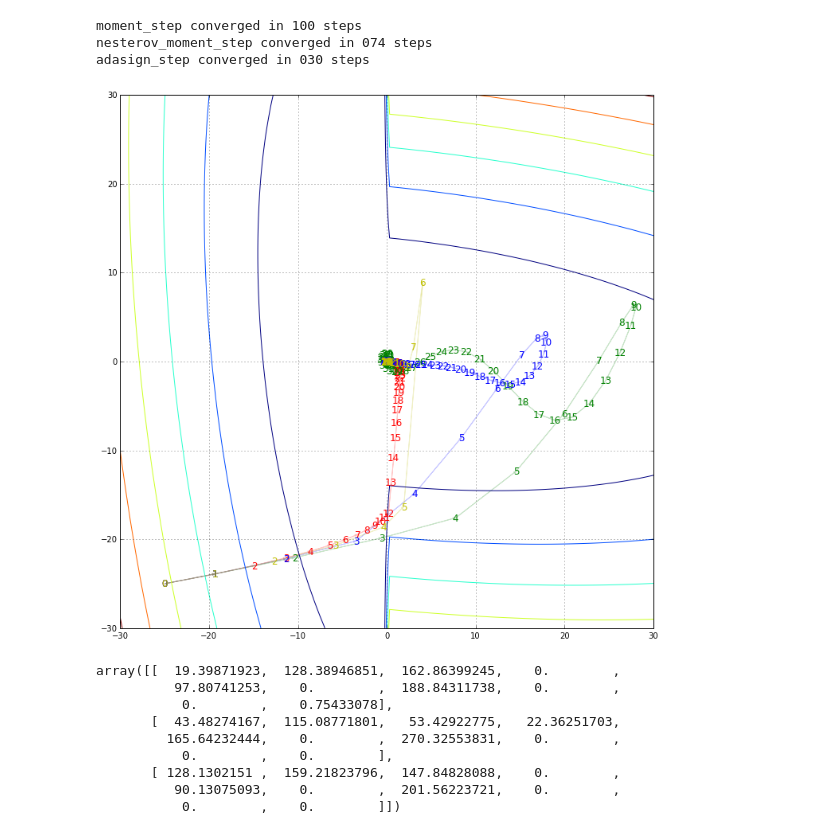
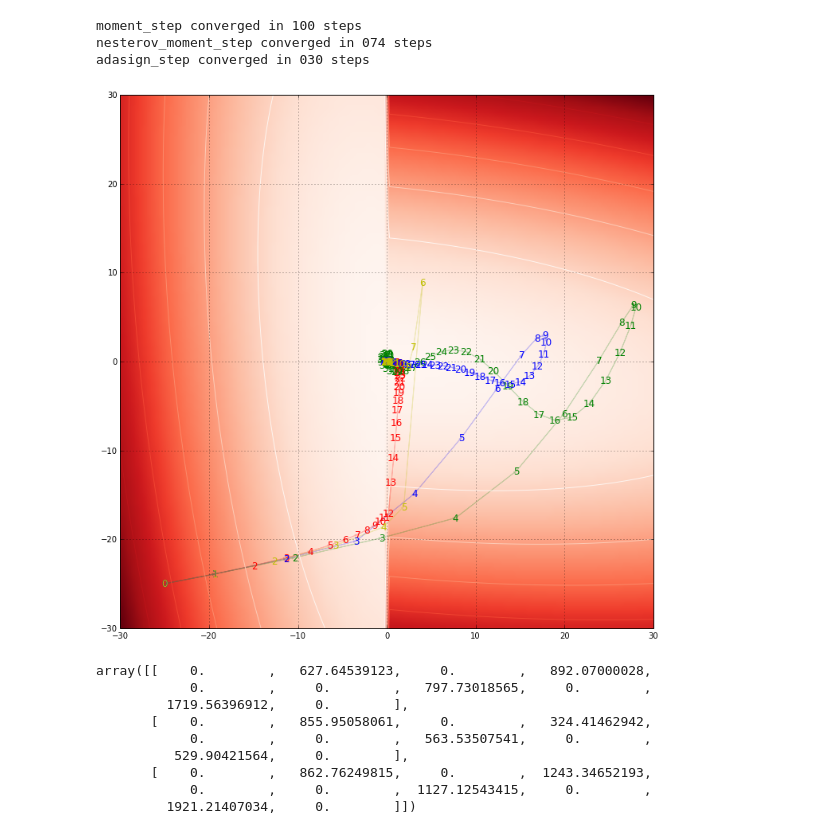
Before and after one commit to ogrisel/notebooks, a Jupyter notebook: Gradient.ipynb, the cells around one changed output. Cells and saved outputs as stored; diff of their text form; code cells hidden in the pictures.

Commit message:
Cleaner plot and print stochasticity of a random init ReLU objective function

```diff
--- a/Gradient.ipynb
+++ b/Gradient.ipynb
@@ -108,28 +108,32 @@ def plot_convergence(x, y, n_iter=10, color='b', step=gradient_step, tol=1e-3, *
 # %%
 x_space = np.linspace(-30, 30, 100)
 y_space = np.linspace(-30, 30, 100)
 
 xx, yy = np.meshgrid(x_space, y_space)
 
 plt.figure(figsize=(12, 12))
 plt.grid()
-plt.contour(x_space, y_space, f(xx, yy))
+
+extent = [min(x_space), max(x_space), min(y_space), max(y_space)]
+objective = f(xx, yy)
+plt.imshow(objective, extent=extent, cmap=plt.cm.Reds, origin='lower')
+plt.contour(objective, extent=extent, cmap=plt.cm.Reds);
 
 n_iter = 100
 step_size = 0.01
 # x0, y0 = np.random.uniform(low=-30, high=30, size=2)
 x0, y0 = -25, -25
 
 
 plot_convergence(x0, y0, n_iter=n_iter, color='r', step=gradient_step, step_size=step_size)
 plot_convergence(x0, y0, n_iter=n_iter, color='g', step=moment_step, step_size=step_size, moment=0.8)
 plot_convergence(x0, y0, n_iter=n_iter, color='b', step=nesterov_moment_step, step_size=step_size, moment=0.8)
 plot_convergence(x0, y0, n_iter=n_iter, color='y', step=adasign_step, step_size=step_size)
 # %% [output]
 moment_step converged in 100 steps
 nesterov_moment_step converged in 074 steps
 adasign_step converged in 030 steps
-[figure, old version]
+[figure, new version]
 # %%
 from sklearn.datasets import load_digits
 from sklearn.utils import shuffle
@@ -144,7 +148,7 @@ Y = LabelBinarizer(neg_label=-1, pos_label=1).fit_transform(y)
 
 class NN(object):
 
-    def __init__(self, n_nodes=(64, 100, 100, 10), batch_size=100, seed=1):
+    def __init__(self, n_nodes=(64, 100, 100, 100, 10), batch_size=100, seed=1):
         rng = np.random.RandomState(seed)
         self.weights = []
         self.intercepts = []
@@ -171,15 +175,15 @@ class NN(object):
 nn = NN(batch_size=3)
 nn.forward(X[:3])
 # %% [output]
-array([[  19.39871923,  128.38946851,  162.86399245,    0.        ,
-          97.80741253,    0.        ,  188.84311738,    0.        ,
-           0.        ,    0.75433078],
-       [  43.48274167,  115.08771801,   53.42922775,   22.36251703,
-         165.64232444,    0.        ,  270.32553831,    0.        ,
-           0.        ,    0.        ],
-       [ 128.1302151 ,  159.21823796,  147.84828088,    0.        ,
-          90.13075093,    0.        ,  201.56223721,    0.        ,
-           0.        ,    0.        ]])
+array([[    0.        ,   627.64539123,     0.        ,   892.07000028,
+            0.        ,     0.        ,   797.73018565,     0.        ,
+         1719.56396912,     0.        ],
+       [    0.        ,   855.95058061,     0.        ,   324.41462942,
+            0.        ,     0.        ,   563.53507541,     0.        ,
+          529.90421564,     0.        ],
+       [    0.        ,   862.76249815,     0.        ,  1243.34652193,
+            0.        ,     0.        ,  1127.12543415,     0.        ,
+         1921.21407034,     0.        ]])
 # %%
 nn.loss(X[:3], Y[:3])
 # %% [output]
```
Also changed, not shown: parts of 3 cells of this notebook.
